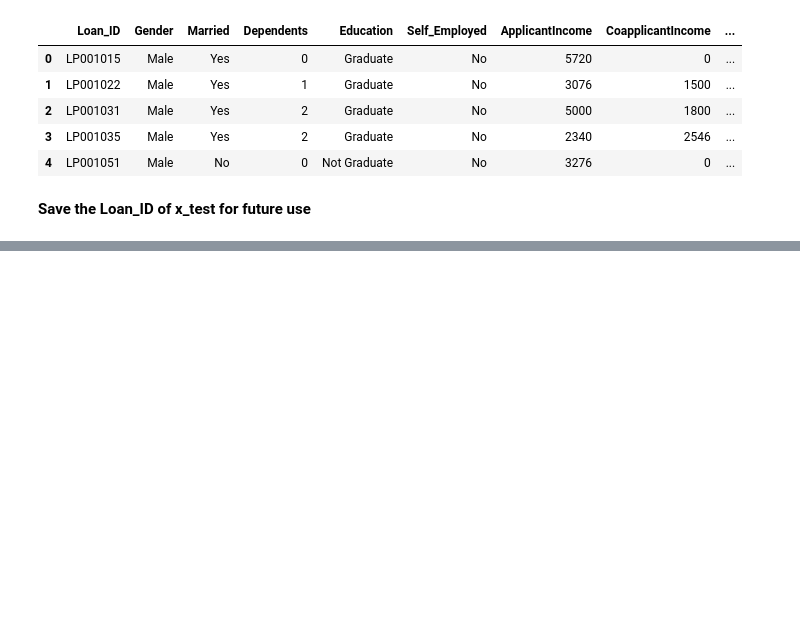
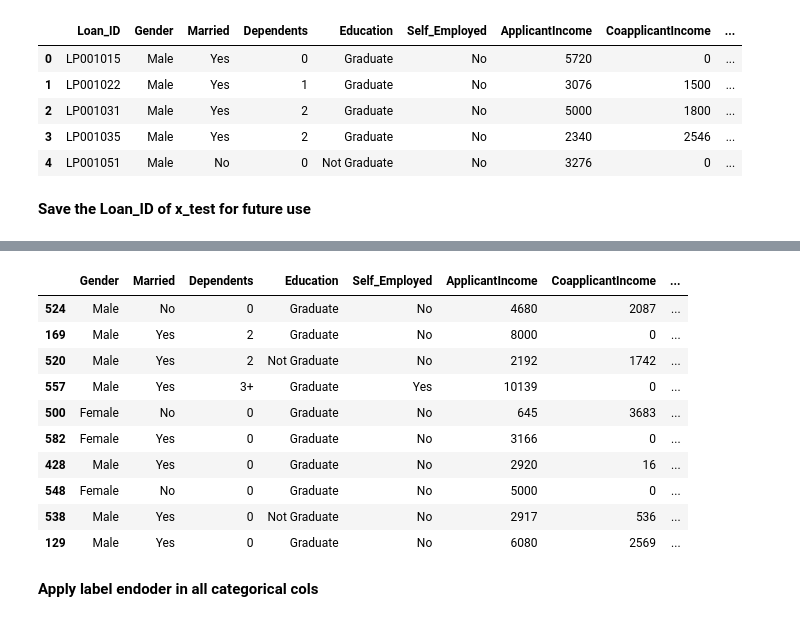
Before and after one commit to Sahilkhan-34/Exploratory_data_analysis_EDA, a Jupyter notebook: AV_Loan_prediction/New_loan_prediction.ipynb, the cells around one changed output, grey strips where cells are left out. Saved outputs shown, nothing was run; the diff lists cells and outputs as text; code cells hidden in the pictures; blank space fills up the shorter version.

```diff
--- a/AV_Loan_prediction/New_loan_prediction.ipynb
+++ b/AV_Loan_prediction/New_loan_prediction.ipynb
@@ -62,0 +57,12 @@ df_tr.drop('Loan_ID', axis=1)
+# %%
+df_tr['Loan_Amount_Term'].fillna(df_tr['Loan_Amount_Term'].mode()[0],inplace=True)
+df_tr['Credit_History'].fillna(df_tr['Credit_History'].mode()[0], inplace=True)
+df_tr['LoanAmount'].fillna(df_tr['LoanAmount'].median(), inplace=True)
+df_tr['CoapplicantIncome'].fillna(df_tr['CoapplicantIncome'].median(), inplace=True)
+# %%
+df_tr['Loan_Amount_Term'] = df_tr['Loan_Amount_Term'].astype(int)
+df_tr['Credit_History'] = df_tr['Credit_History'].astype(int)
+df_tr['Loan_Amount_Term'] = df_tr['Loan_Amount_Term'].astype(str)
+df_tr['Credit_History'] = df_tr['Credit_History'].astype(str)
+df_tr['LoanAmount'] = df_tr['LoanAmount'].astype(int)
+df_tr['CoapplicantIncome'] = df_tr['CoapplicantIncome'].astype(int)
@@ -62,0 +91,3 @@ df_tr.drop('Loan_ID', axis=1)
+# %%
+cat_cols = df_tr.select_dtypes(include='object').columns.to_list()
+num_cols = df_tr.select_dtypes(exclude='object').columns.to_list()
@@ -62,0 +110,4 @@ df_tr.drop('Loan_ID', axis=1)
+# %%
+for column in cat_cols:
+    mode_value = df_tr[column].mode()[0]  # Calculate mode
+    df_tr[column].fillna(mode_value, inplace=True)  # Fill missing values with mode
@@ -62,0 +134,16 @@ df_tr.drop('Loan_ID', axis=1)
+# %%
+df_tr.sample(10)
+# %% [output]
+|  | Gender | Married | Dependents | Education | Self_Employed | ApplicantIncome | CoapplicantIncome | ... |
+| 524 | Male | No | 0 | Graduate | No | 4680 | 2087 | ... |
+| 169 | Male | Yes | 2 | Graduate | No | 8000 | 0 | ... |
+| 520 | Male | Yes | 2 | Not Graduate | No | 2192 | 1742 | ... |
+| 557 | Male | Yes | 3+ | Graduate | Yes | 10139 | 0 | ... |
+| 500 | Female | No | 0 | Graduate | No | 645 | 3683 | ... |
+| 582 | Female | Yes | 0 | Graduate | No | 3166 | 0 | ... |
+| 428 | Male | Yes | 0 | Graduate | No | 2920 | 16 | ... |
+| 548 | Female | No | 0 | Graduate | No | 5000 | 0 | ... |
+| 538 | Male | Yes | 0 | Not Graduate | No | 2917 | 536 | ... |
+| 129 | Male | Yes | 0 | Graduate | No | 6080 | 2569 | ... |
+# %% [markdown]
+**Apply label endoder in all categorical cols**
```
Also changed, not shown: parts of 77 cells of this notebook, 5 other files.
